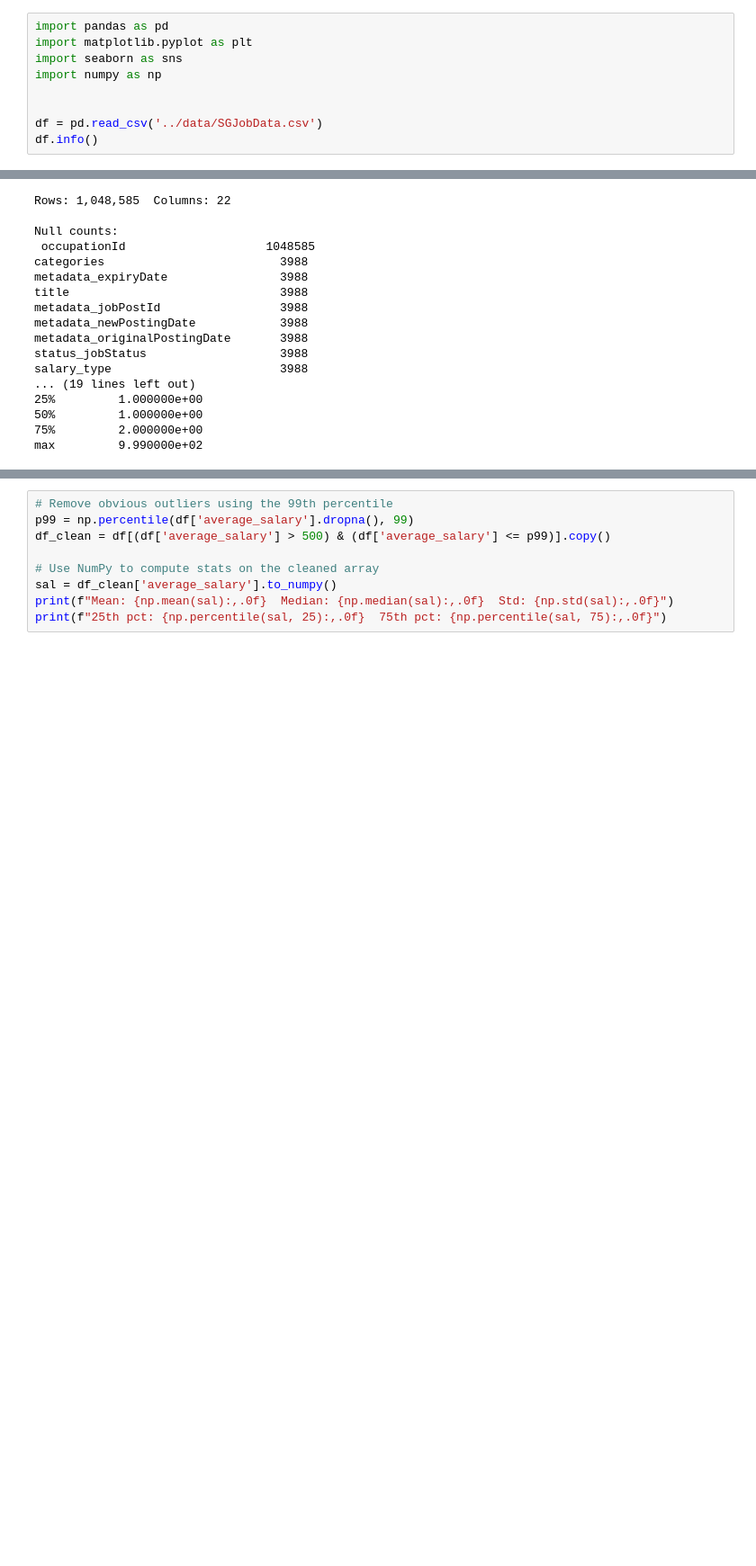
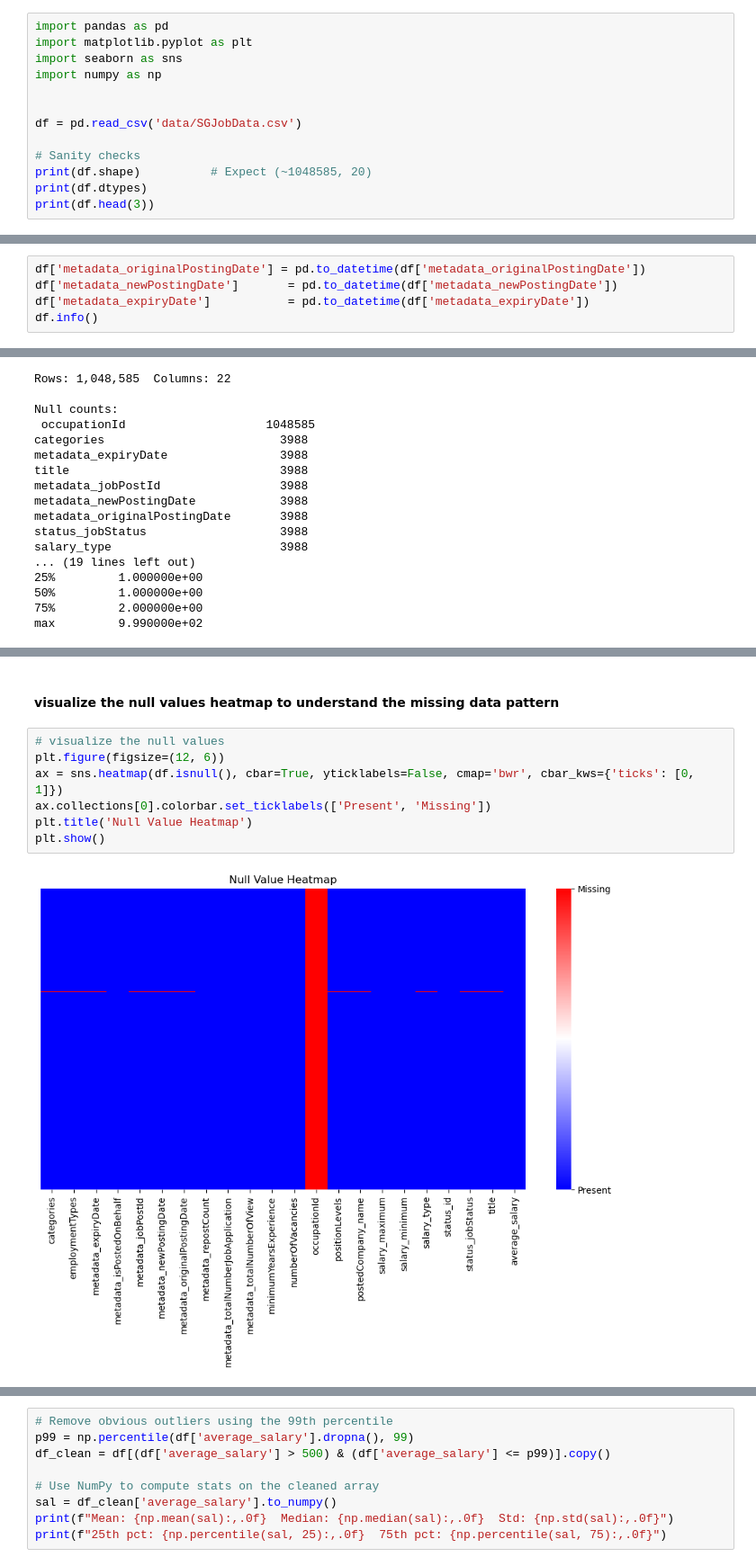
Before and after one commit to zeroonyx/6m-data-1-groupproject, a Jupyter notebook: personaD.ipynb, the cells around one changed output, grey strips where cells are left out. Shown at 90% size. Saved outputs shown, nothing was run; the diff lists cells and outputs as text; blank space fills up the shorter version.

Commit message:
data profiling

```diff
--- a/personaD.ipynb
+++ b/personaD.ipynb
@@ -34,6 +34,10 @@ import seaborn as sns
 import numpy as np
 
 
-df = pd.read_csv('../data/SGJobData.csv')
-df.info()
+df = pd.read_csv('data/SGJobData.csv')
+
+# Sanity checks
+print(df.shape)          # Expect (~1048585, 20)
+print(df.dtypes)
+print(df.head(3))
 # %% [output]
@@ -56,0 +63,5 @@ memory usage: 169.0+ MB
+# %%
+df['metadata_originalPostingDate'] = pd.to_datetime(df['metadata_originalPostingDate'])
+df['metadata_newPostingDate']       = pd.to_datetime(df['metadata_newPostingDate'])
+df['metadata_expiryDate']           = pd.to_datetime(df['metadata_expiryDate'])
+df.info()
@@ -84,0 +125,11 @@ max         9.990000e+02
+# %% [markdown]
+#### visualize the null values heatmap to understand the missing data pattern
+# %%
+# visualize the null values
+plt.figure(figsize=(12, 6))
+ax = sns.heatmap(df.isnull(), cbar=True, yticklabels=False, cmap='bwr', cbar_kws={'ticks': [0, 1]})
+ax.collections[0].colorbar.set_ticklabels(['Present', 'Missing'])
+plt.title('Null Value Heatmap')
+plt.show()
+# %% [output]
+[figure, added]
```
Also changed, not shown: parts of 52 cells of this notebook.
